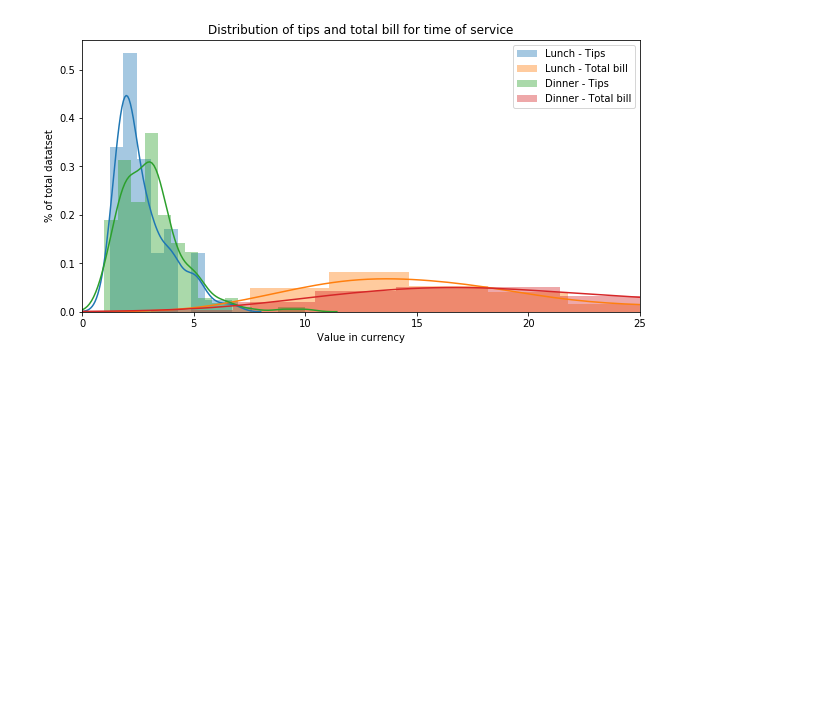
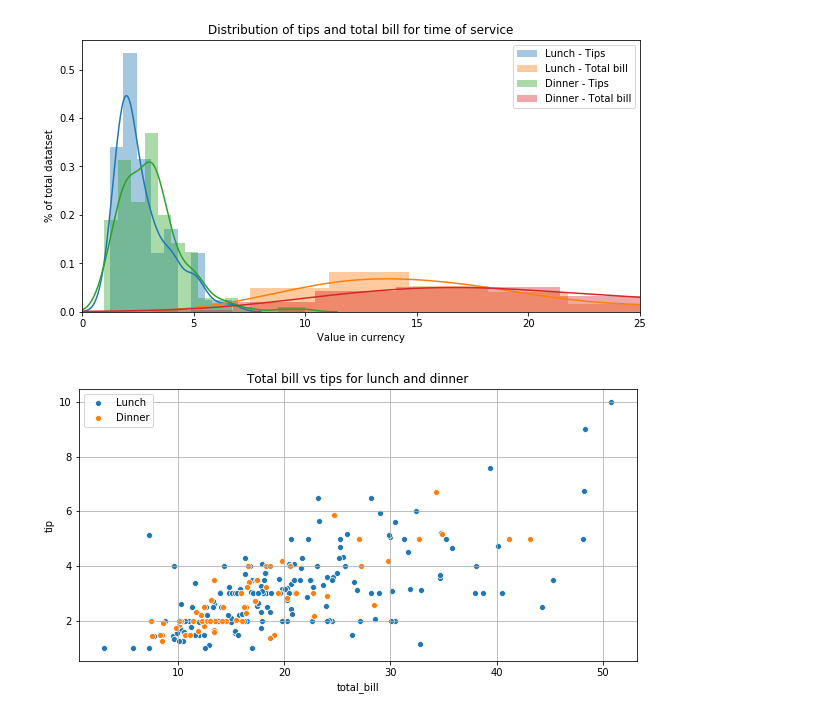
Before and after one commit to Clauric/FoDA-Assessment, a Jupyter notebook: Tips dataset review.ipynb, the cells around one changed output. Drawn from its saved outputs; the diff is of its cells as text; code cells hidden in the pictures; blank space fills up the shorter version.

```diff
--- a/Tips dataset review.ipynb
+++ b/Tips dataset review.ipynb
@@ -1036,3 +1019,17 @@ plt.legend()
 plt.show()
 # %% [output]
 [figure]
+# %%
+# Sctterplot diagram for total bill vs tips for lunch and dinner
+
+# Create plots
+sns.scatterplot(x="total_bill", y="tip", data = new_dinner_ds, label = "Lunch")
+sns.scatterplot(x="total_bill", y="tip", data = new_lunch_ds, label = "Dinner")
+
+# Show legend, title, and gridlines for plot
+plt.legend()
+plt.title("Total bill vs tips for lunch and dinner")
+plt.grid(axis="both")
+plt.show()
+# %% [output]
+[figure, added]
```
Also changed, not shown: parts of 16 cells of this notebook, 1 other file.
